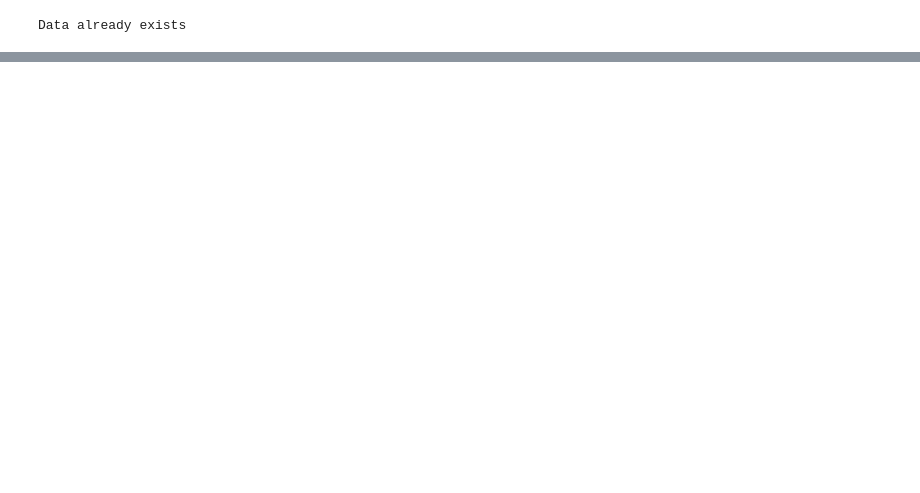
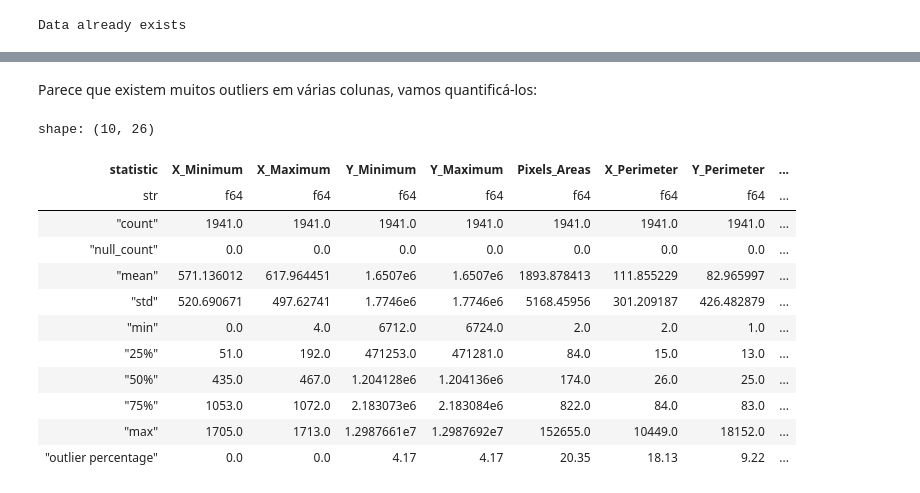
Before and after one commit to fbaltor/et-287, a Jupyter notebook: project_3/project_3.ipynb, the cells around one changed output, grey strips where cells are left out. Cells and saved outputs as stored; diff of their text form; code cells hidden in the pictures; blank space fills up the shorter version.

```diff
--- a/project_3/project_3.ipynb
+++ b/project_3/project_3.ipynb
@@ -71,0 +270,42 @@ Data already exists
+# %% [markdown]
+Parece que existem muitos outliers em várias colunas, vamos quantificá-los:
+# %%
+def calculate_outliers_percentage(series):
+    q1 = series.quantile(0.25)
+    q3 = series.quantile(0.75)
+    iqr = q3 - q1
+    lower_bound = q1 - 1.5 * iqr
+    upper_bound = q3 + 1.5 * iqr
+
+    # Count outliers
+    outliers_count = series.filter((series < lower_bound) | (series > upper_bound)).shape[0]
+    total_count = series.shape[0]
+
+    # Calculate percentage of outliers
+    percentage = (outliers_count / total_count) * 100
+    return round(percentage, 2)
+# %%
+outlier_percentages = {col: calculate_outliers_percentage(X_without_steel_type[col]) for col in X_without_steel_type.columns}
+outlier_percentages = {'statistic': 'outlier percentage'} | outlier_percentages
+
+# Create a new DataFrame for outlier percentages
+outlier_row = pl.DataFrame(outlier_percentages)
+
+# Add the outlier percentages row to the original DataFrame
+X_description_with_outliers = pl.concat([X_without_steel_type.describe(), outlier_row])
+
+X_description_with_outliers
+# %% [output]
+shape: (10, 26)
+| statistic | X_Minimum | X_Maximum | Y_Minimum | Y_Maximum | Pixels_Areas | X_Perimeter | Y_Perimeter | ... |
+| str | f64 | f64 | f64 | f64 | f64 | f64 | f64 | ... |
+| "count" | 1941.0 | 1941.0 | 1941.0 | 1941.0 | 1941.0 | 1941.0 | 1941.0 | ... |
+| "null_count" | 0.0 | 0.0 | 0.0 | 0.0 | 0.0 | 0.0 | 0.0 | ... |
+| "mean" | 571.136012 | 617.964451 | 1.6507e6 | 1.6507e6 | 1893.878413 | 111.855229 | 82.965997 | ... |
+| "std" | 520.690671 | 497.62741 | 1.7746e6 | 1.7746e6 | 5168.45956 | 301.209187 | 426.482879 | ... |
+| "min" | 0.0 | 4.0 | 6712.0 | 6724.0 | 2.0 | 2.0 | 1.0 | ... |
+| "25%" | 51.0 | 192.0 | 471253.0 | 471281.0 | 84.0 | 15.0 | 13.0 | ... |
+| "50%" | 435.0 | 467.0 | 1.204128e6 | 1.204136e6 | 174.0 | 26.0 | 25.0 | ... |
+| "75%" | 1053.0 | 1072.0 | 2.183073e6 | 2.183084e6 | 822.0 | 84.0 | 83.0 | ... |
+| "max" | 1705.0 | 1713.0 | 1.2987661e7 | 1.2987692e7 | 152655.0 | 10449.0 | 18152.0 | ... |
+| "outlier percentage" | 0.0 | 0.0 | 4.17 | 4.17 | 20.35 | 18.13 | 9.22 | ... |
```
Also changed, not shown: parts of 37 cells of this notebook.
